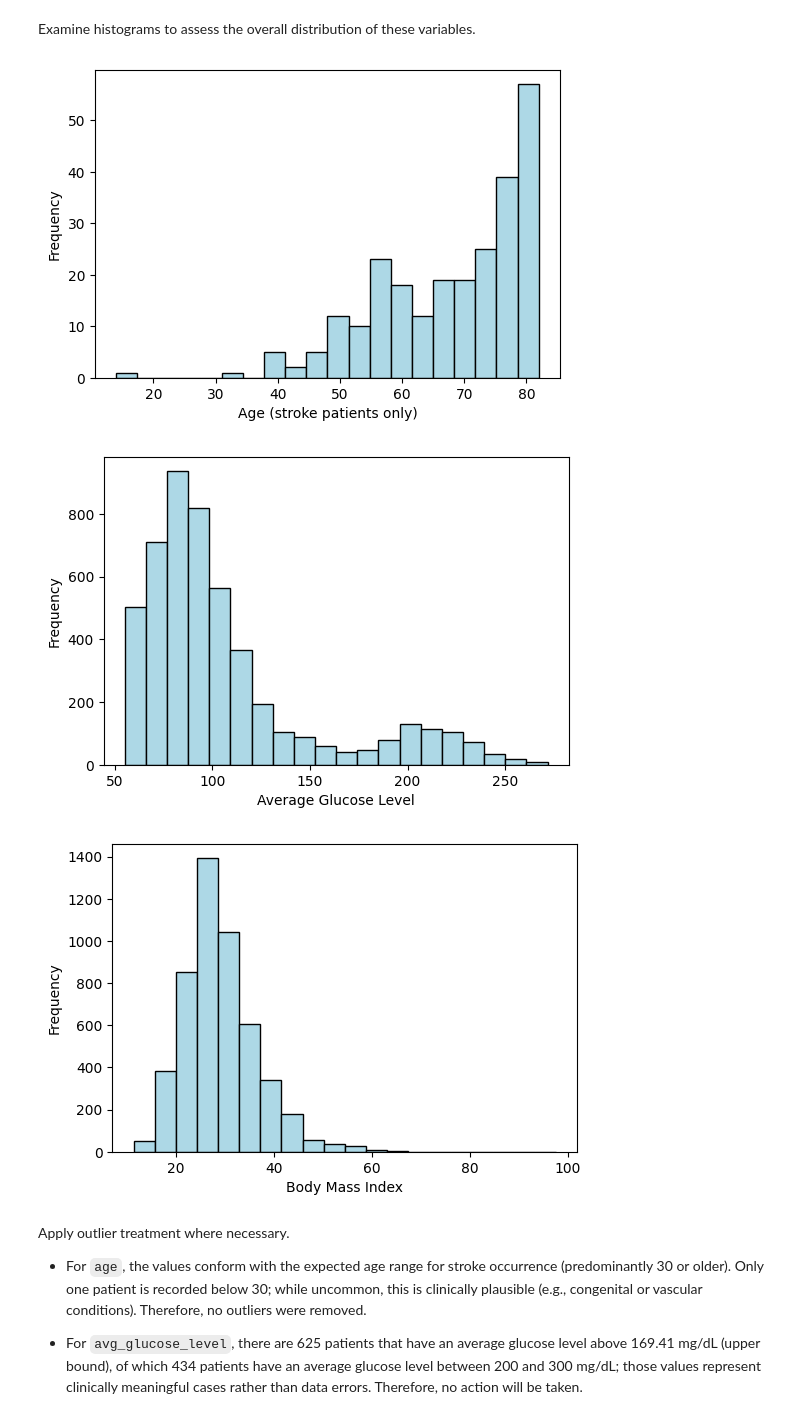
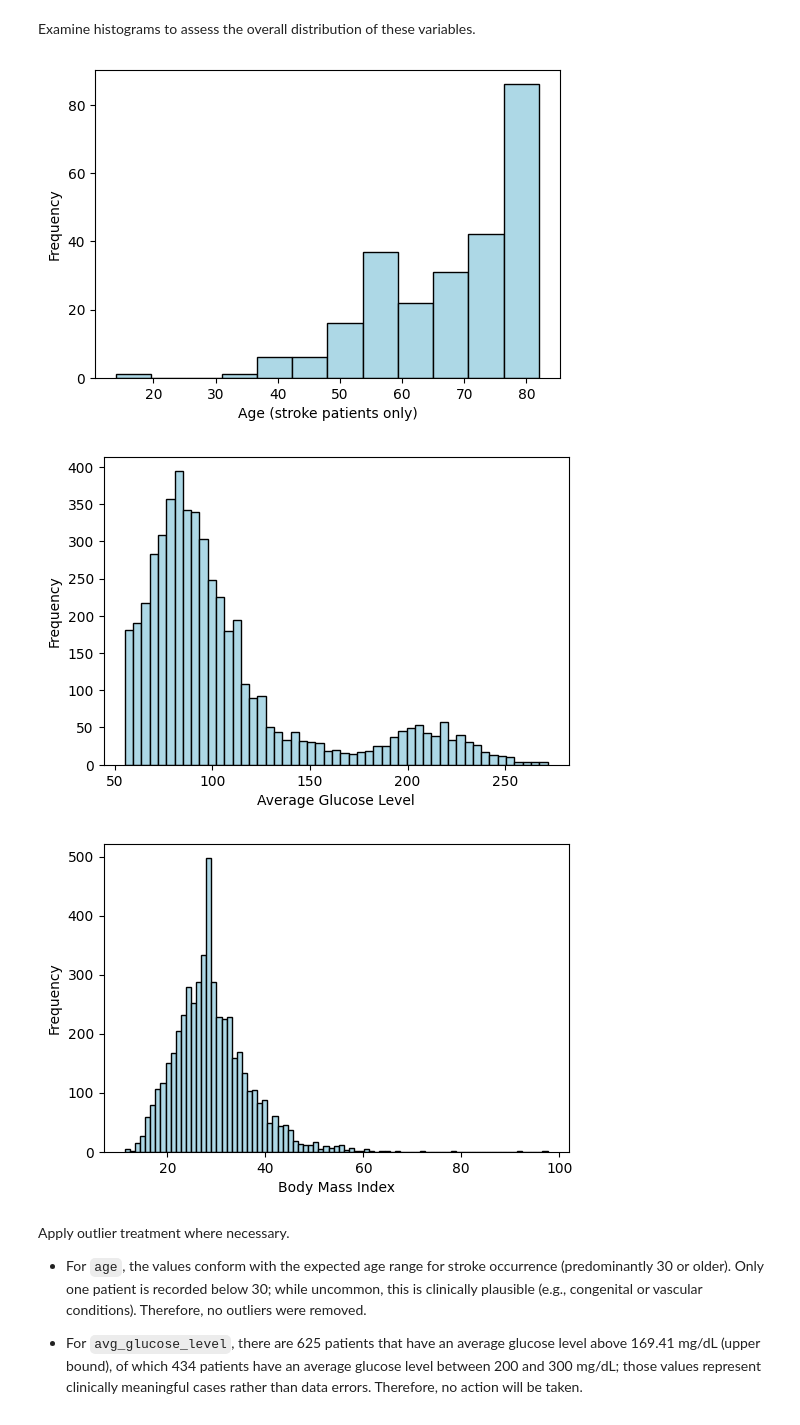
Before and after one commit to Yasir-4/data-science-practice, a Jupyter notebook: projects/mini-projects/stroke-analysis-mini-project.ipynb, the cells around one changed output. Cells and saved outputs as stored; diff of their text form; code cells hidden in the pictures.

```diff
--- a/projects/mini-projects/stroke-analysis-mini-project.ipynb
+++ b/projects/mini-projects/stroke-analysis-mini-project.ipynb
@@ -403,17 +405,17 @@ for title_name, (series, y_label, _) in cols_to_plot.items():
 # %% [markdown]
 Examine histograms to assess the overall distribution of these variables.
 # %%
-# Create a histogram for each column.
+# Create a histogram for each column
 for title_name, (series, _, _) in cols_to_plot.items():
     plt.figure()
-    plt.hist(series, bins=20, color = "lightblue", edgecolor = "black")
+    plt.hist(series, bins="fd", color = "lightblue", edgecolor = "black")
     plt.xlabel(title_name)
     plt.ylabel("Frequency")
     plt.show()
 # %% [output]
-[figure, old version]
+[figure, new version]
-[figure, old version]
+[figure, new version]
-[figure, old version]
+[figure, new version]
 # %% [markdown]
 Apply outlier treatment where necessary.
 
```
Also changed, not shown: parts of 11 cells of this notebook.
